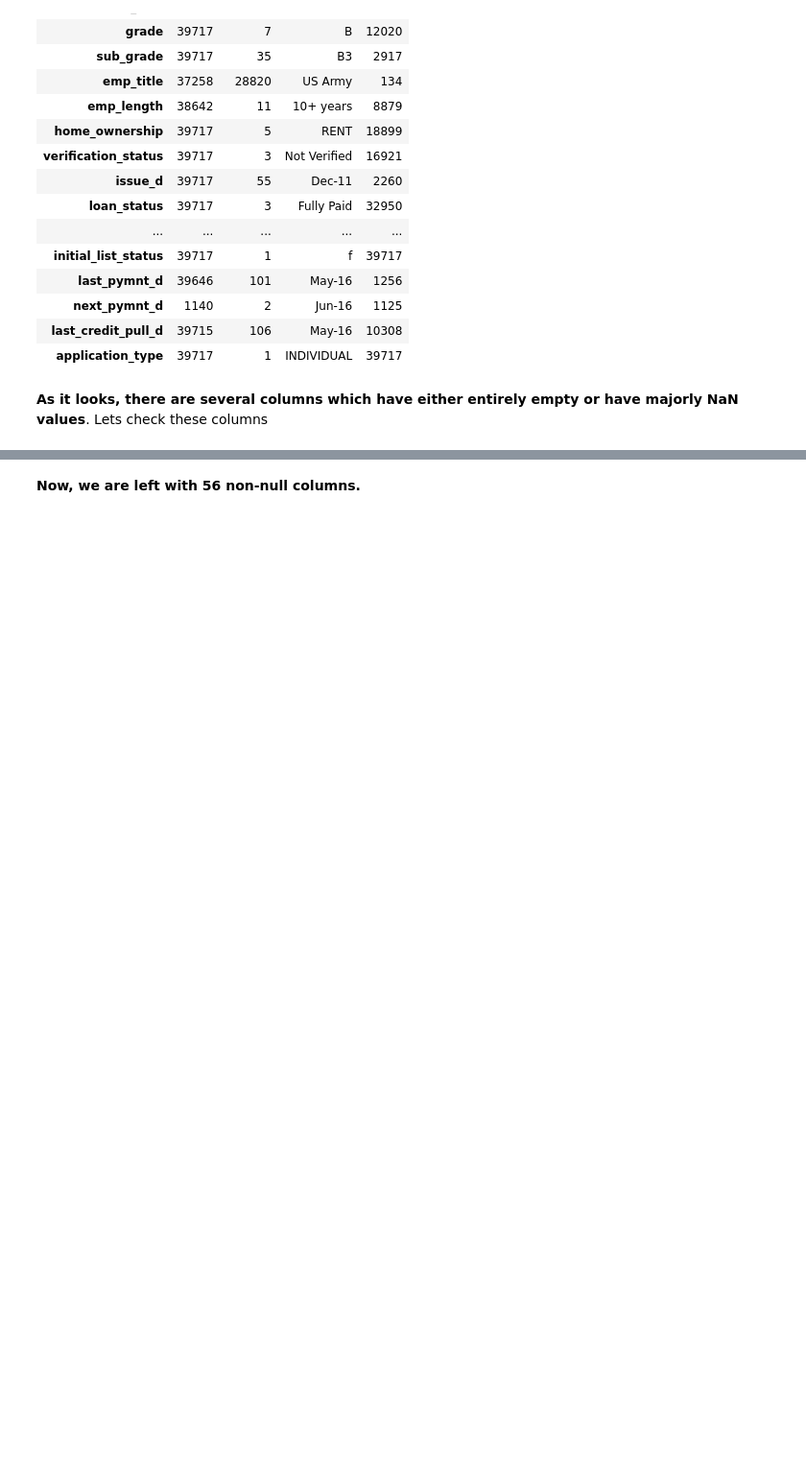
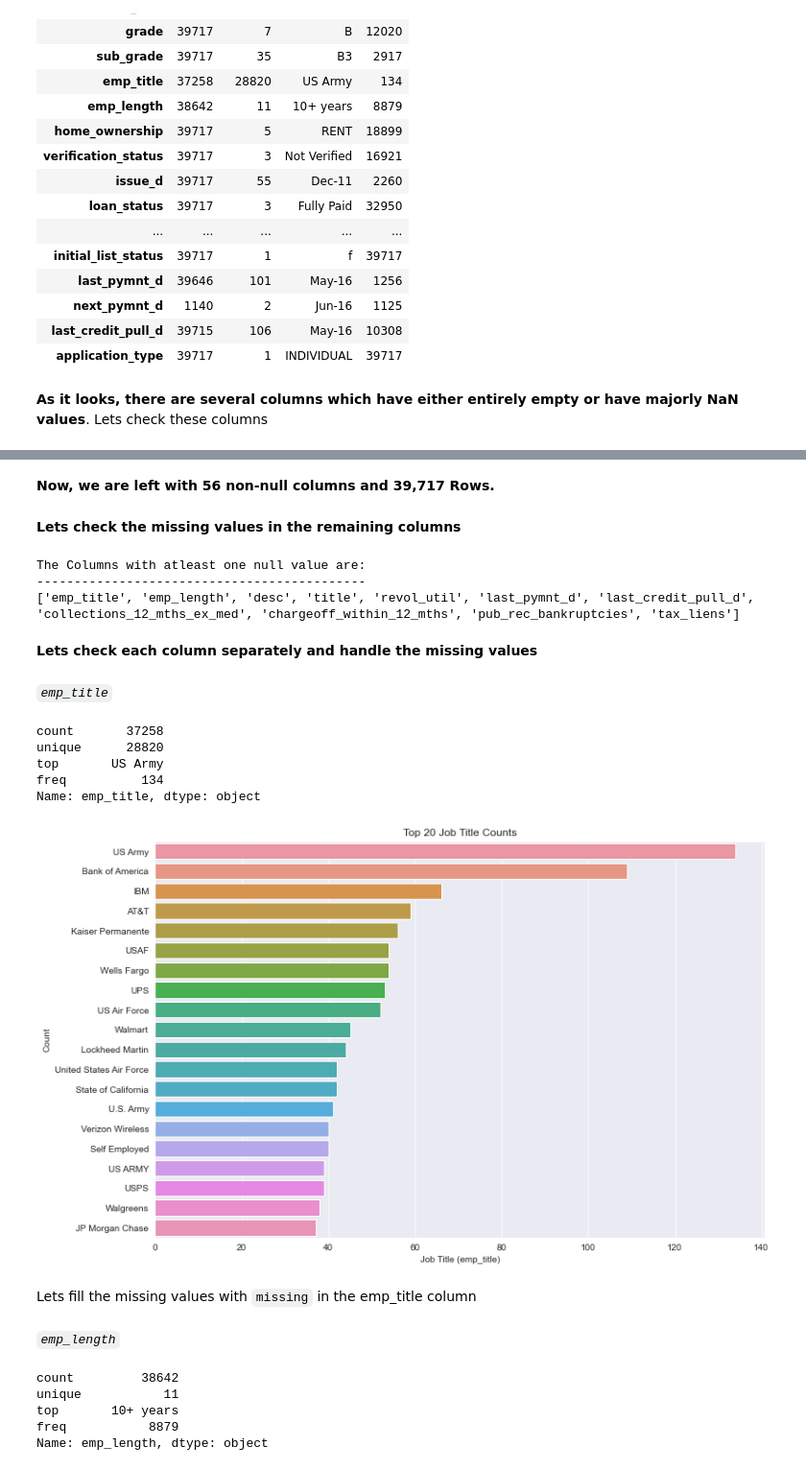
Before and after one commit to subhasisj/Lending-Club-Assignment, a Jupyter notebook: Notebooks/Exploration-Subhasis.ipynb, the cells around one changed output, grey strips where cells are left out. Shown at 96% size. Saved outputs shown, nothing was run; the diff lists cells and outputs as text; code cells hidden in the pictures; blank space fills up the shorter version.

```diff
--- a/Notebooks/Exploration-Subhasis.ipynb
+++ b/Notebooks/Exploration-Subhasis.ipynb
@@ -180,2 +208,4 @@ memory usage: 16.7+ MB
 # %% [markdown]
-__Now, we are left with 56 non-null columns.__
+__Now, we are left with 56 non-null columns and 39,717 Rows.__
+# %% [markdown]
+__Lets check the missing values in the remaining columns__
@@ -181,0 +214,31 @@ __Now, we are left with 56 non-null columns.__
+# %%
+print('The Columns with atleast one null value are:')
+print('--------------------------------------------')
+print([col for col in columns_with_a_null_value])
+# %% [output]
+The Columns with atleast one null value are:
+--------------------------------------------
+['emp_title', 'emp_length', 'desc', 'title', 'revol_util', 'last_pymnt_d', 'last_credit_pull_d', 'collections_12_mths_ex_med', 'chargeoff_within_12_mths', 'pub_rec_bankruptcies', 'tax_liens']
+# %% [markdown]
+__Lets check each column separately and handle the missing values__
+# %% [markdown]
+_`emp_title`_
+# %%
+loan_df.emp_title.describe()
+# %% [output]
+count       37258
+unique      28820
+top       US Army
+freq          134
+Name: emp_title, dtype: object
+# %%
+plt.title('Top 20 Job Title Counts')
+sns.countplot(y = 'emp_title',data =loan_df,order=pd.value_counts(loan_df['emp_title']).iloc[:20].index)
+# missing_value_df[missing_value_df.percent_missing > 90].plot.bar(x='column_name',y='percent_missing')
+plt.ylabel('Count')
+plt.xlabel('Job Title (emp_title)')
+plt.show()
+# %% [output]
+[figure, added]
+# %% [markdown]
+Lets fill the missing values with `missing` in the emp_title column
@@ -181,0 +247,10 @@ __Now, we are left with 56 non-null columns.__
+# %% [markdown]
+_`emp_length`_
+# %%
+loan_df.emp_length.describe()
+# %% [output]
+count         38642
+unique           11
+top       10+ years
+freq           8879
+Name: emp_length, dtype: object
```
Also changed, not shown: parts of 91 cells of this notebook.
